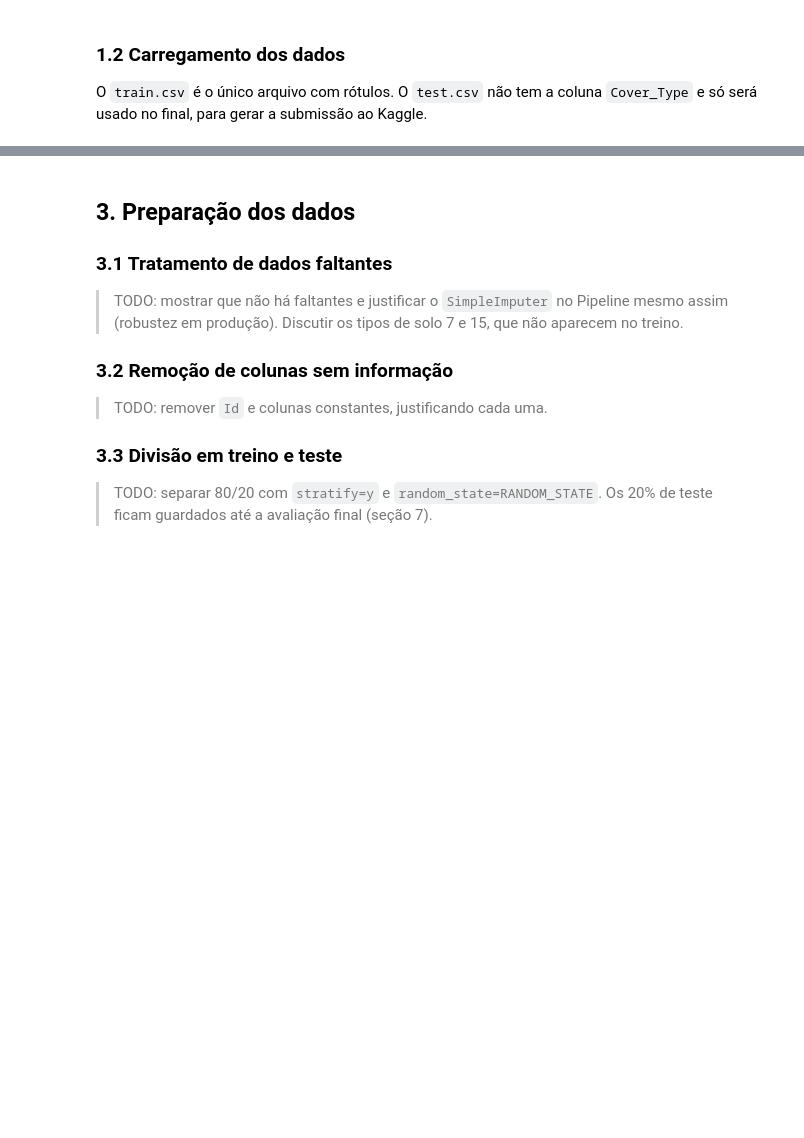
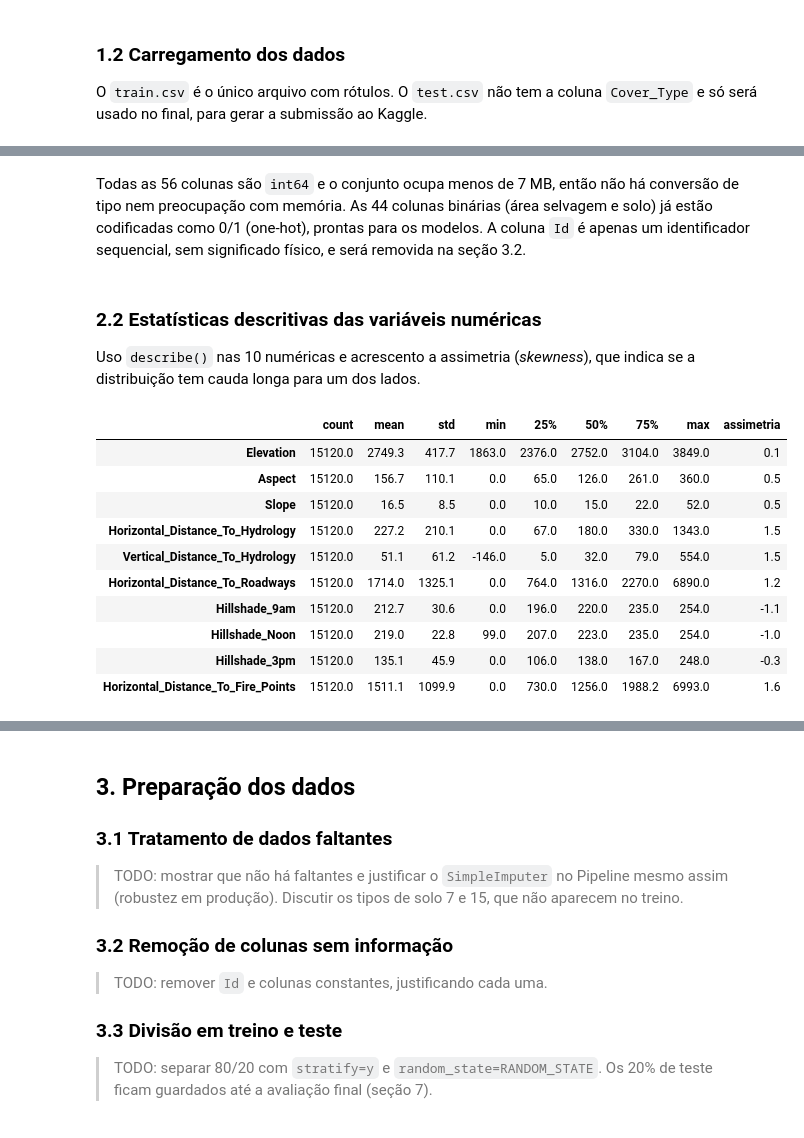
Before and after one commit to delpupoarthur/forest-cover-classification, a Jupyter notebook: forest_cover_classification.ipynb, the cells around one changed output, grey strips where cells are left out. Drawn from its saved outputs; the diff is of its cells as text; code cells hidden in the pictures; blank space fills up the shorter version.

```diff
--- a/forest_cover_classification.ipynb
+++ b/forest_cover_classification.ipynb
@@ -104,0 +128,23 @@ print(f"{len(NUM_COLS)} numéricas, {len(WILD_COLS)} de área selvagem, {len(SOI
+# %% [markdown]
+Todas as 56 colunas são `int64` e o conjunto ocupa menos de 7 MB, então não há conversão de tipo nem preocupação com memória. As 44 colunas binárias (área selvagem e solo) já estão codificadas como 0/1 (one-hot), prontas para os modelos. A coluna `Id` é apenas um identificador sequencial, sem significado físico, e será removida na seção 3.2.
+# %% [markdown]
+### 2.2 Estatísticas descritivas das variáveis numéricas
+
+Uso `describe()` nas 10 numéricas e acrescento a assimetria (*skewness*), que indica se a distribuição tem cauda longa para um dos lados.
+# %%
+# Estatísticas básicas + assimetria das variáveis numéricas
+desc = df[NUM_COLS].describe().T
+desc["assimetria"] = df[NUM_COLS].skew()
+desc.round(1)
+# %% [output]
+|  | count | mean | std | min | 25% | 50% | 75% | max | assimetria |
+| Elevation | 15120.0 | 2749.3 | 417.7 | 1863.0 | 2376.0 | 2752.0 | 3104.0 | 3849.0 | 0.1 |
+| Aspect | 15120.0 | 156.7 | 110.1 | 0.0 | 65.0 | 126.0 | 261.0 | 360.0 | 0.5 |
+| Slope | 15120.0 | 16.5 | 8.5 | 0.0 | 10.0 | 15.0 | 22.0 | 52.0 | 0.5 |
+| Horizontal_Distance_To_Hydrology | 15120.0 | 227.2 | 210.1 | 0.0 | 67.0 | 180.0 | 330.0 | 1343.0 | 1.5 |
+| Vertical_Distance_To_Hydrology | 15120.0 | 51.1 | 61.2 | -146.0 | 5.0 | 32.0 | 79.0 | 554.0 | 1.5 |
+| Horizontal_Distance_To_Roadways | 15120.0 | 1714.0 | 1325.1 | 0.0 | 764.0 | 1316.0 | 2270.0 | 6890.0 | 1.2 |
+| Hillshade_9am | 15120.0 | 212.7 | 30.6 | 0.0 | 196.0 | 220.0 | 235.0 | 254.0 | -1.1 |
+| Hillshade_Noon | 15120.0 | 219.0 | 22.8 | 99.0 | 207.0 | 223.0 | 235.0 | 254.0 | -1.0 |
+| Hillshade_3pm | 15120.0 | 135.1 | 45.9 | 0.0 | 106.0 | 138.0 | 167.0 | 248.0 | -0.3 |
+| Horizontal_Distance_To_Fire_Points | 15120.0 | 1511.1 | 1099.9 | 0.0 | 730.0 | 1256.0 | 1988.2 | 6993.0 | 1.6 |
```
Also changed, not shown: parts of 23 cells of this notebook.
